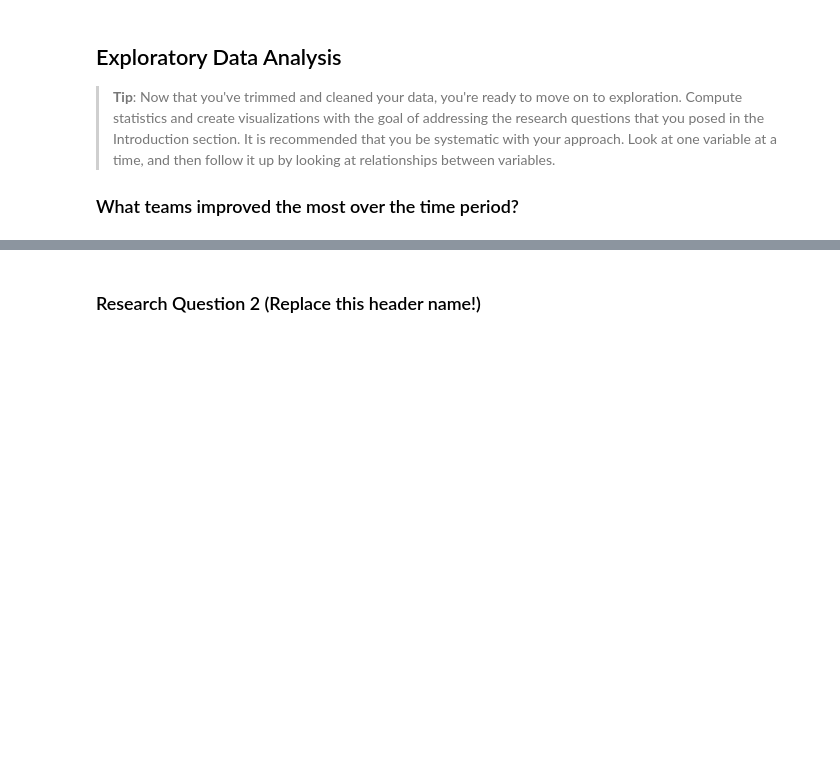
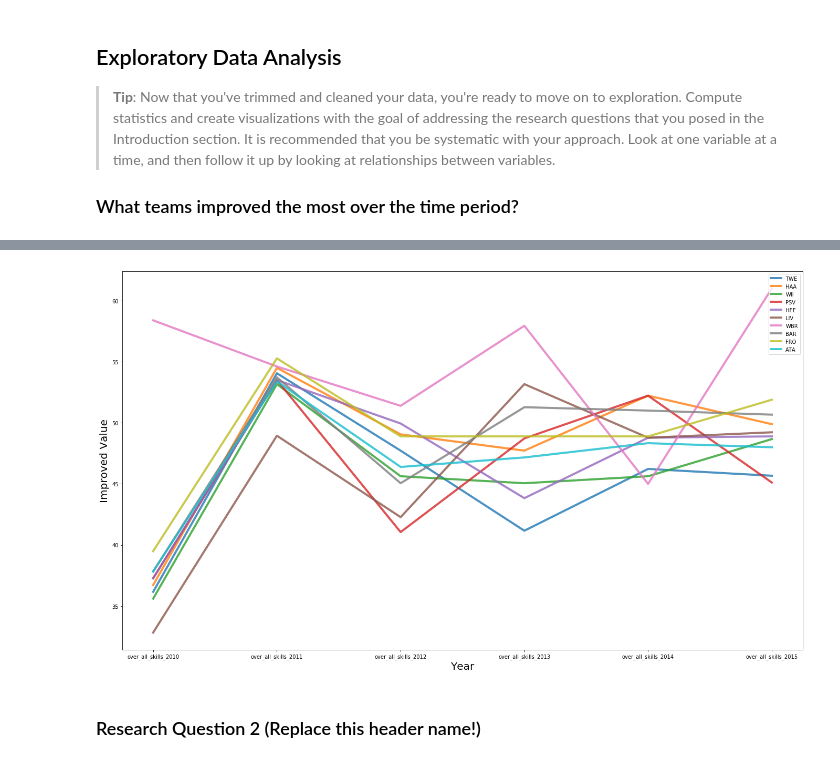
Before and after one commit to mohmednasr/europeansoccerdatabase, a Jupyter notebook: investigate-a-dataset.ipynb, the cells around one changed output, grey strips where cells are left out. Cells and saved outputs as stored; diff of their text form; code cells hidden in the pictures; blank space fills up the shorter version.

```diff
--- a/investigate-a-dataset.ipynb
+++ b/investigate-a-dataset.ipynb
@@ -361,0 +514,2 @@ df_players.head()
+# %%
+max_improved_teams = over_all.sort_values(by=['max_improved_per_year'],ascending=False).head(10)
@@ -362,3 +531,22 @@ df_players.head()
+# %%
+fig = plt.figure()
+ax = fig.add_axes([0.1, 0.1,3 , 2.5])
+plt.plot(max_improved_teams.iloc[0,4:-1], label = max_improved_teams.iloc[0,1], alpha =0.8, linewidth= 4)
+plt.plot(max_improved_teams.iloc[1,4:-1], label = max_improved_teams.iloc[1,1], alpha =0.8, linewidth= 4)
+plt.plot(max_improved_teams.iloc[2,4:-1], label = max_improved_teams.iloc[2,1], alpha =0.8, linewidth= 4)
+plt.plot(max_improved_teams.iloc[3,4:-1], label = max_improved_teams.iloc[3,1], alpha =0.8, linewidth= 4)
+plt.plot(max_improved_teams.iloc[4,4:-1], label = max_improved_teams.iloc[4,1], alpha =0.8, linewidth= 4)
+plt.plot(max_improved_teams.iloc[5,4:-1], label = max_improved_teams.iloc[5,1], alpha =0.8, linewidth= 4)
+plt.plot(max_improved_teams.iloc[6,4:-1], label = max_improved_teams.iloc[6,1], alpha =0.8, linewidth= 4)
+plt.plot(max_improved_teams.iloc[7,4:-1], label = max_improved_teams.iloc[7,1], alpha =0.8, linewidth= 4)
+plt.plot(max_improved_teams.iloc[8,4:-1], label = max_improved_teams.iloc[8,1], alpha =0.8, linewidth= 4)
+plt.plot(max_improved_teams.iloc[9,4:-1], label = max_improved_teams.iloc[9,1], alpha =0.8, linewidth= 4)
+ax.legend( loc='upper right')
+plt.xlabel('Year', fontdict = {'fontsize': 20, 'fontweight': 1})
+plt.ylabel('Improved Value', fontdict = {'fontsize':20, 'fontweight':1})
+plt.show()
+# %% [output]
+[figure, added]
 # %% [markdown]
 ### Research Question 2  (Replace this header name!)
 # %%
```
Also changed, not shown: parts of 25 cells of this notebook.
